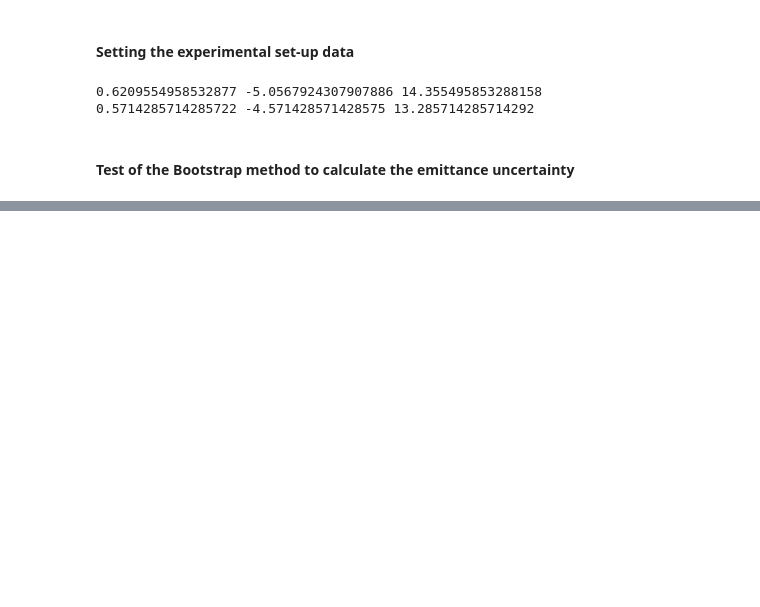
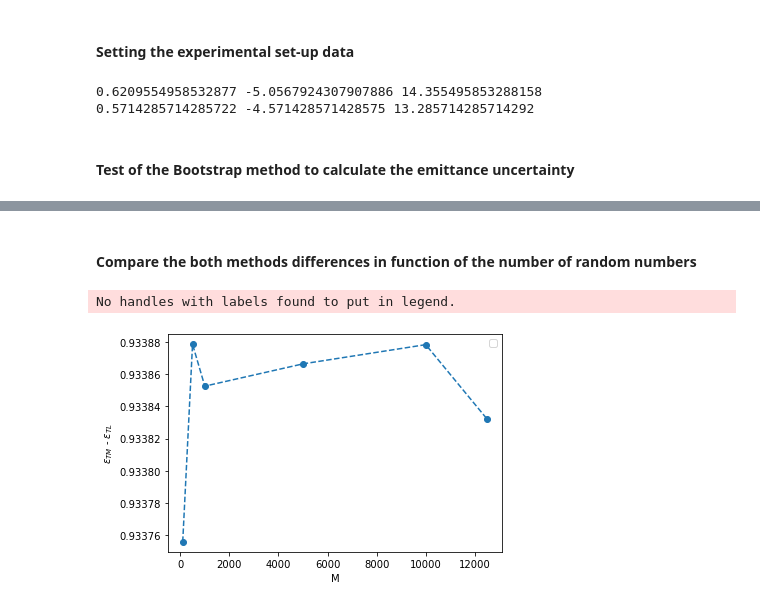
Before and after one commit to ccochato/cnm_final_project, a Jupyter notebook: FINAL_PROJECT_BOOTSTRAPPING_Emittance_uncertainty.ipynb, the cells around one changed output, grey strips where cells are left out. Cells and saved outputs as stored; diff of their text form; code cells hidden in the pictures; blank space fills up the shorter version.

```diff
--- a/FINAL_PROJECT_BOOTSTRAPPING_Emittance_uncertainty.ipynb
+++ b/FINAL_PROJECT_BOOTSTRAPPING_Emittance_uncertainty.ipynb
@@ -177,20 +194,16 @@ def t_test(data1, data2):
         t, p = stats.ttest_ind(data1,data2, equal_var=False)
     return t, p, f
 # %%
-def plot_histo(data_tm, data_tl,data_tlw, xaxis= r'$\epsilon$ [mmm.rad]'):
+def plot_histo(data_tm, data_tl,  xaxis= r'$\epsilon$ [mmm.rad]'):
     '''Function to plot two histograms with  their main properties'''
 
-    qx, by, n = plt.hist(data_tm, bins=50, range=[min(data_tm), max(data_tm)], fc='none',
-                         histtype='step', color='black', label='TM, $\mu$: '+str(round(data_tm.mean(),4))+' $\sigma$: '+
+    plt.hist(data_tm, bins=50, range=[min(data_tm), max(data_tm)], fc='none',
+            histtype='step', color='black', label='TM, $\mu$: '+str(round(data_tm.mean(),4))+' $\sigma$: '+
              str(round( np.std(data_tm),4)), linewidth=.8)
 
-    qx1, by1, n1 = plt.hist(data_tl, bins=50, range=[min(data_tl), max(data_tl)],  fc='none',
-                            histtype='step', color = 'maroon', label='TL, $\mu$: '+str(round(data_tl.mean(),4))+' $\sigma$: '+
+    plt.hist(data_tl, bins=50, range=[min(data_tl), max(data_tl)],  fc='none',
+            histtype='step', color = 'maroon', label='TL, $\mu$: '+str(round(data_tl.mean(),4))+' $\sigma$: '+
              str(round( np.std(data_tl),4)), linewidth=.8)
-
-    qx2, by2, n2 = plt.hist(data_tlw, bins=50, range=[min(data_tlw), max(data_tlw)], fc='none',
-                         histtype='step',  label='TLW, $\mu$: '+str(round(data_tlw.mean(),4))+' $\sigma$: '+
-             str(round( np.std(data_tlw),4)), linewidth=.8)
 
     plt.legend(loc='lower right')
     plt.xlabel(xaxis, x=1, ha='right',size= 10 )
@@ -247,0 +259,18 @@ nemit_t, nemit_tl, nemit_tlw = emit_montec(energy, sigma,err_sigma, current, 'x'
+# %% [markdown]
+#### Compare the both methods differences in function of the number of random numbers
+# %%
+Ms = [100,500, 1000, 5000, 10000, 12500]
+y0s = []
+x0s = []
+for k in Ms:
+    nemit_t, nemit_tl = emit_montec(energy, sigma,err_sigma, current, 'x', k, plot = False)
+    y0s.append(np.abs(np.mean(nemit_t)- np.mean(nemit_tl)))
+
+plt.plot(Ms, y0s, "o--")
+plt.xlabel('M')
+plt.ylabel('$\epsilon_{TM}$ - $\epsilon_{TL}$')
+plt.legend()
+plt.show()
+# %% [output]
+No handles with labels found to put in legend.
+[figure, added]
```
Also changed, not shown: parts of 5 cells of this notebook.
